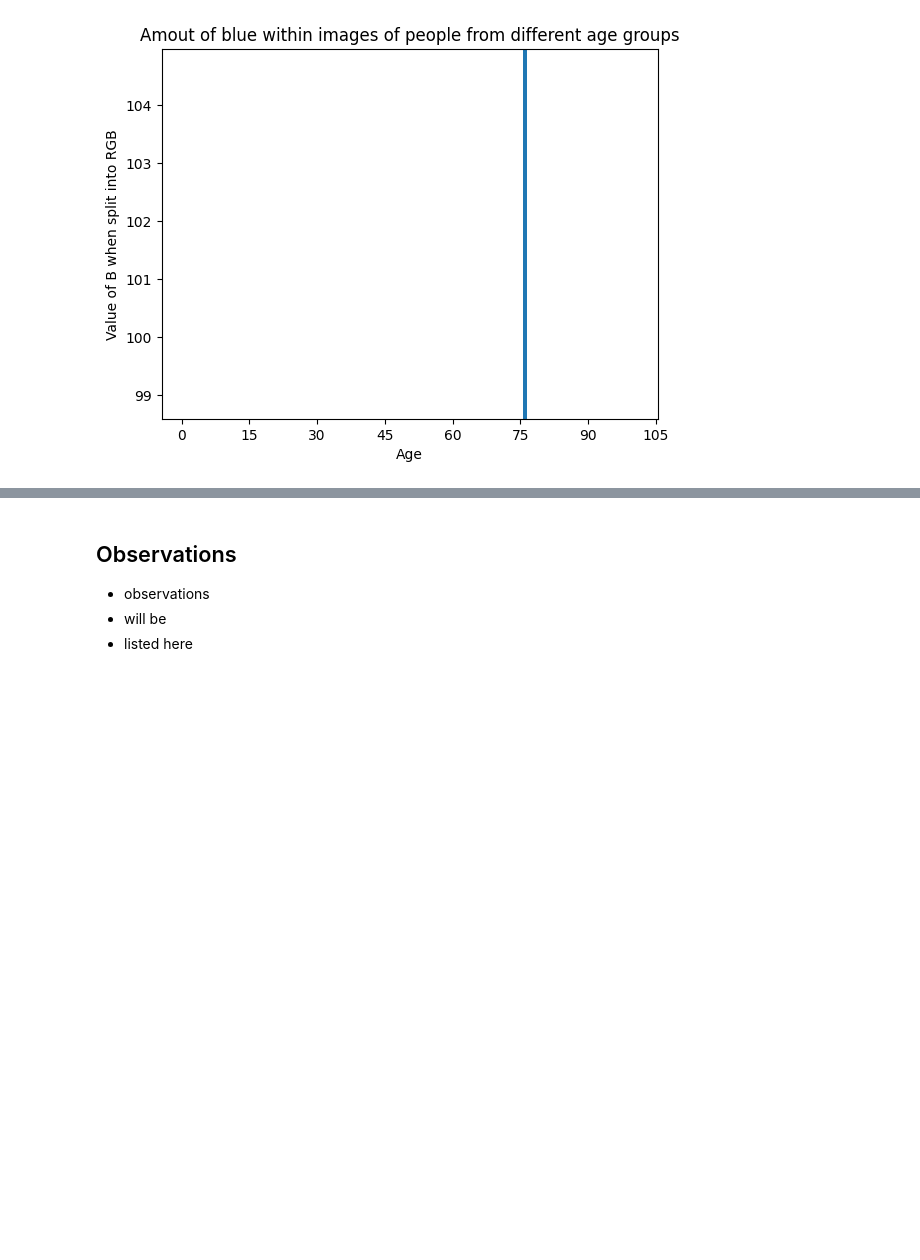
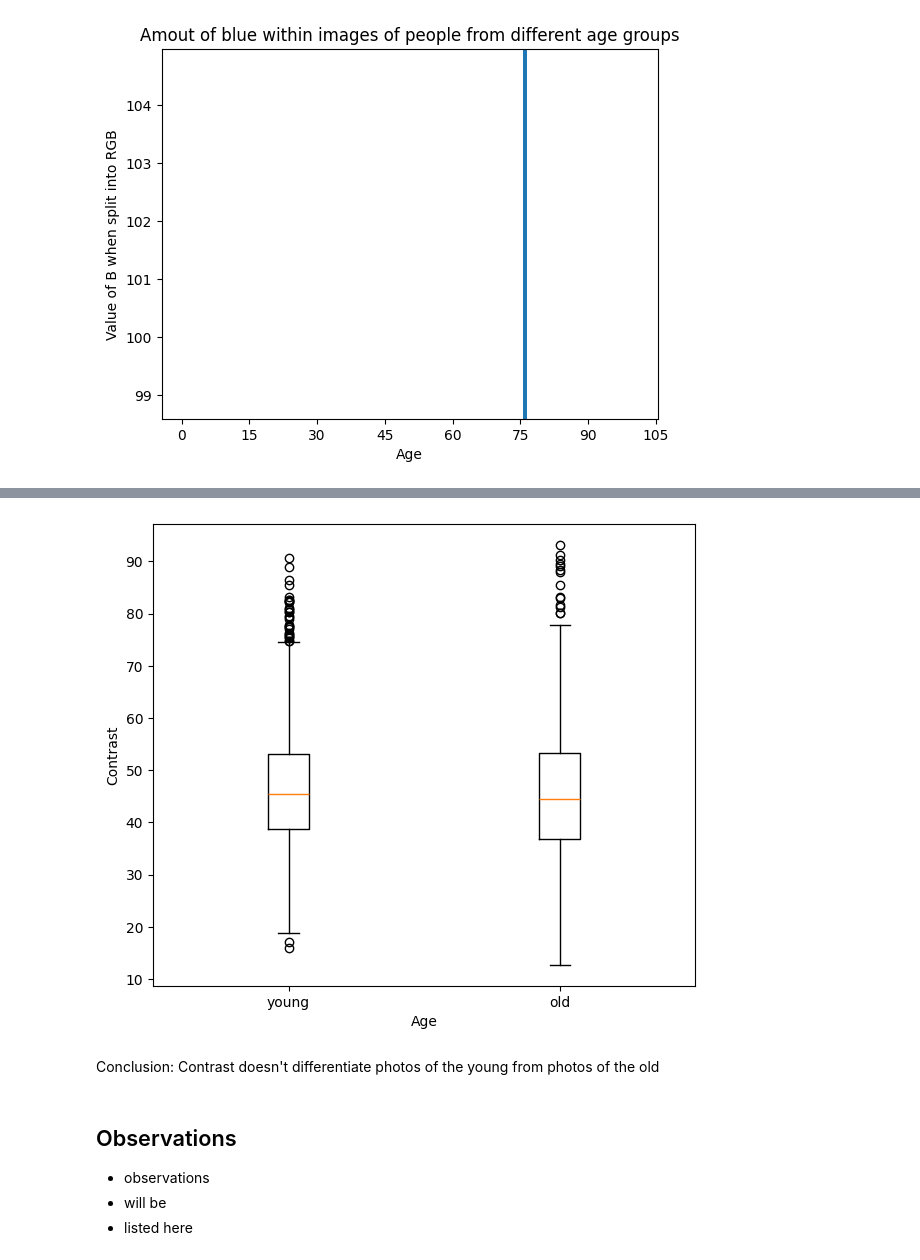
Before and after one commit to domser2002/ML_age_recognition, a Jupyter notebook: dataset/EDA.ipynb, the cells around one changed output, grey strips where cells are left out. Saved outputs shown, nothing was run; the diff lists cells and outputs as text; code cells hidden in the pictures; blank space fills up the shorter version.

```diff
--- a/dataset/EDA.ipynb
+++ b/dataset/EDA.ipynb
@@ -89,3 +122,13 @@ histogram.histogram([i[2] for i in RGB], "Amout of blue within images of people
+# %%
+young_contrast = [item for sublist in [age_contrast[age] for age in young_ages] for item in sublist]
+old_contrast = [item for sublist in [age_contrast[age] for age in old_ages] for item in sublist]
+x_box_2 = [young_contrast, old_contrast]
+labels_box_2 = ['young', 'old']
+boxplot(x_box_2, labels_box_2, 'Age', 'Contrast')
+# %% [output]
+[figure, added]
+# %% [markdown]
+Conclusion: Contrast doesn't differentiate photos of the young from photos of the old
 # %% [markdown]
 ## Observations
 - observations
```
Also changed, not shown: parts of 5 cells of this notebook, 4 other files.
